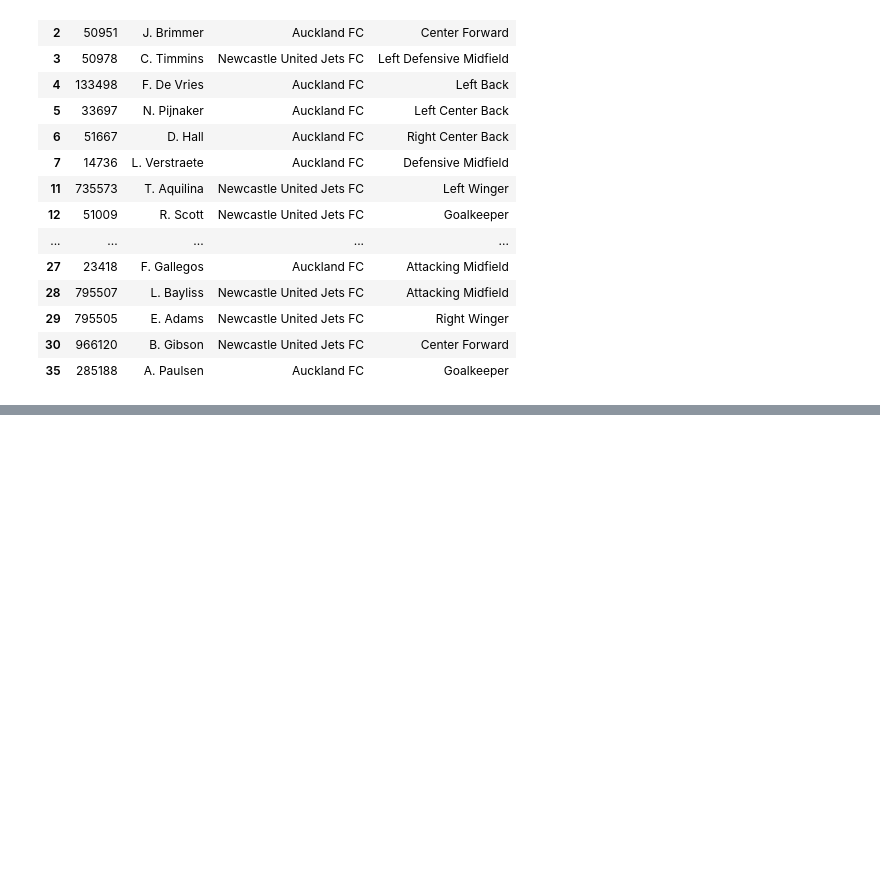
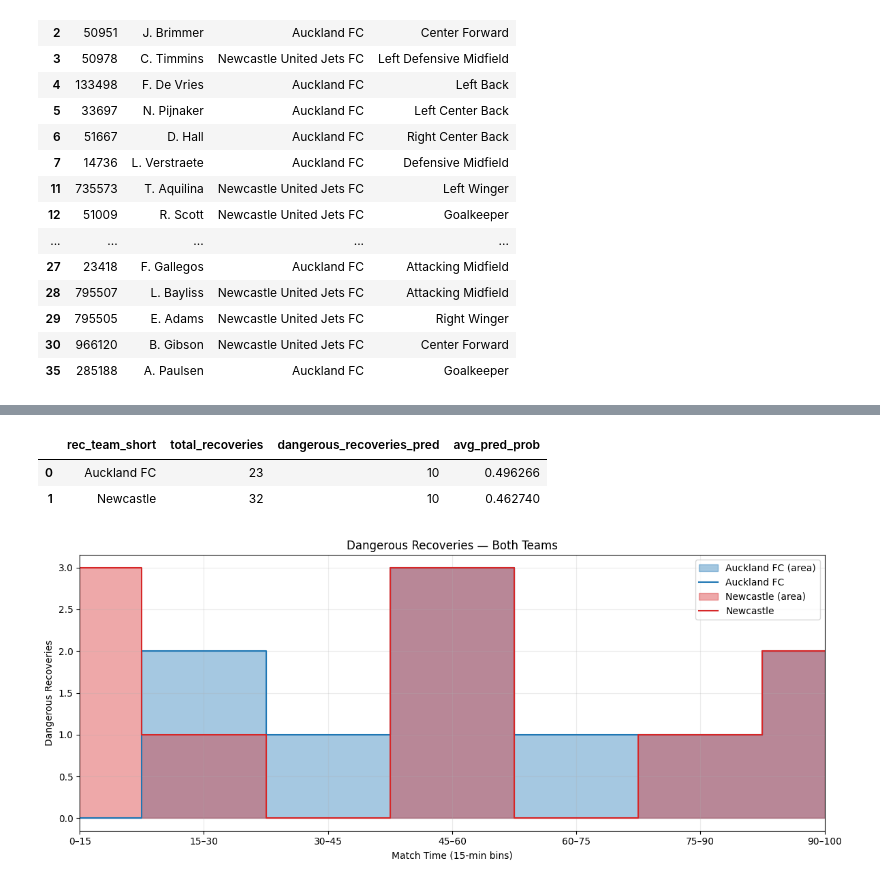
Before and after one commit to naveenelliott/SkillCorner_Tracking_Data_Project, a Jupyter notebook: notebooks/Analysis/Getting_Match_Output.ipynb, the cells around one changed output, grey strips where cells are left out. Drawn from its saved outputs; the diff is of its cells as text; code cells hidden in the pictures; blank space fills up the shorter version.

```diff
--- a/notebooks/Analysis/Getting_Match_Output.ipynb
+++ b/notebooks/Analysis/Getting_Match_Output.ipynb
@@ -197,0 +199,52 @@ player_df_recoveries
+# %%
+team_df_recoveries = (
+    summary_df
+    .groupby(['rec_team_short'])
+    .agg(
+        total_recoveries = ('predicted_class', 'count'),
+        dangerous_recoveries_pred = ('predicted_class', lambda s: (s == 1).sum()),
+        avg_pred_prob = ('predicted_probability', 'mean')
+    )
+    .reset_index()
+)
+
+team_df_recoveries.sort_values(by='dangerous_recoveries_pred', ascending=False, inplace=True)
+
+team_df_recoveries
+# %% [output]
+|  | rec_team_short | total_recoveries | dangerous_recoveries_pred | avg_pred_prob |
+| 0 | Auckland FC | 23 | 10 | 0.496266 |
+| 1 | Newcastle | 32 | 10 | 0.462740 |
+# %%
+FPS = 10  # frames per second
+
+def danger_cumulative_binned(df, team_name, fps=FPS):
+
+    dft = df[df['rec_team_short'] == team_name].copy()
+
+    # time axis from frame_start
+    dft['seconds'] = dft['frame_start'] / fps
+    dft['minutes'] = dft['seconds'] / 60
+
+    # 15-min bins
+    bins = ["0–15","15–30","30–45","45–60","60–75","75–90","90–100"]
+
+    dft["minute_bin"] = pd.cut(
+        dft["minutes"],
+        bins=range(0, 115, 15),   # 0..105 by 15
+        right=False,
+        labels=bins
+    )
+
+    # count predicted_class==1 in each bin
+    binned = (
+        dft.groupby("minute_bin")
+        .agg(danger_count=("predicted_class", lambda s: (s == 1).sum()))
+        .reindex(bins, fill_value=0)  # ensure missing bins = 0
+        .reset_index()
+    )
+
+    # cumulative
+    binned["danger_cum"] = binned["danger_count"].cumsum()
+
+    return binned
@@ -197,0 +304,10 @@ player_df_recoveries
+# %%
+team1 = "Auckland FC"
+team2 = "Newcastle"   # <-- change this to the real name
+
+b1 = danger_cumulative_binned(summary_df, team1)
+b2 = danger_cumulative_binned(summary_df, team2)
+# %%
+plot_two_teams_count(b1, b2, team1, team2)
+# %% [output]
+[figure, added]
```
Also changed, not shown: parts of 6 cells of this notebook, 12 other files.
